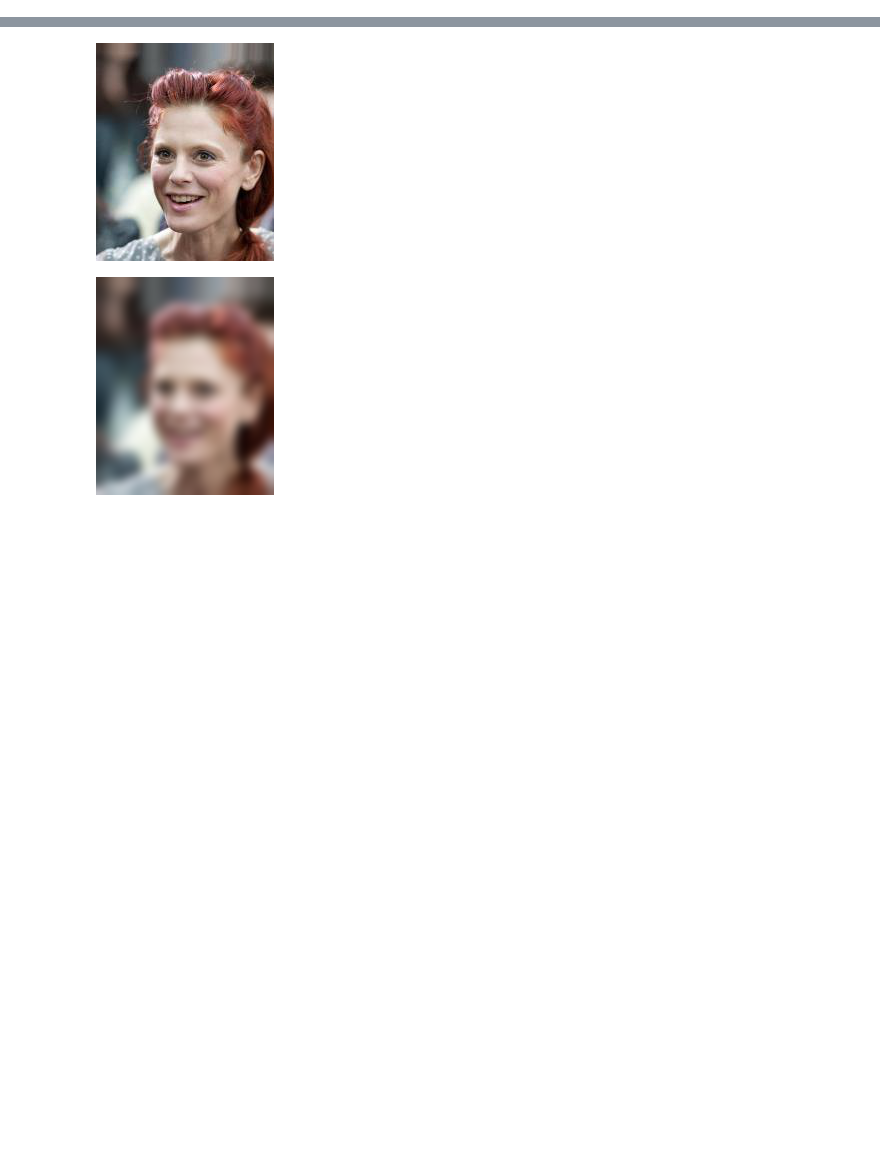
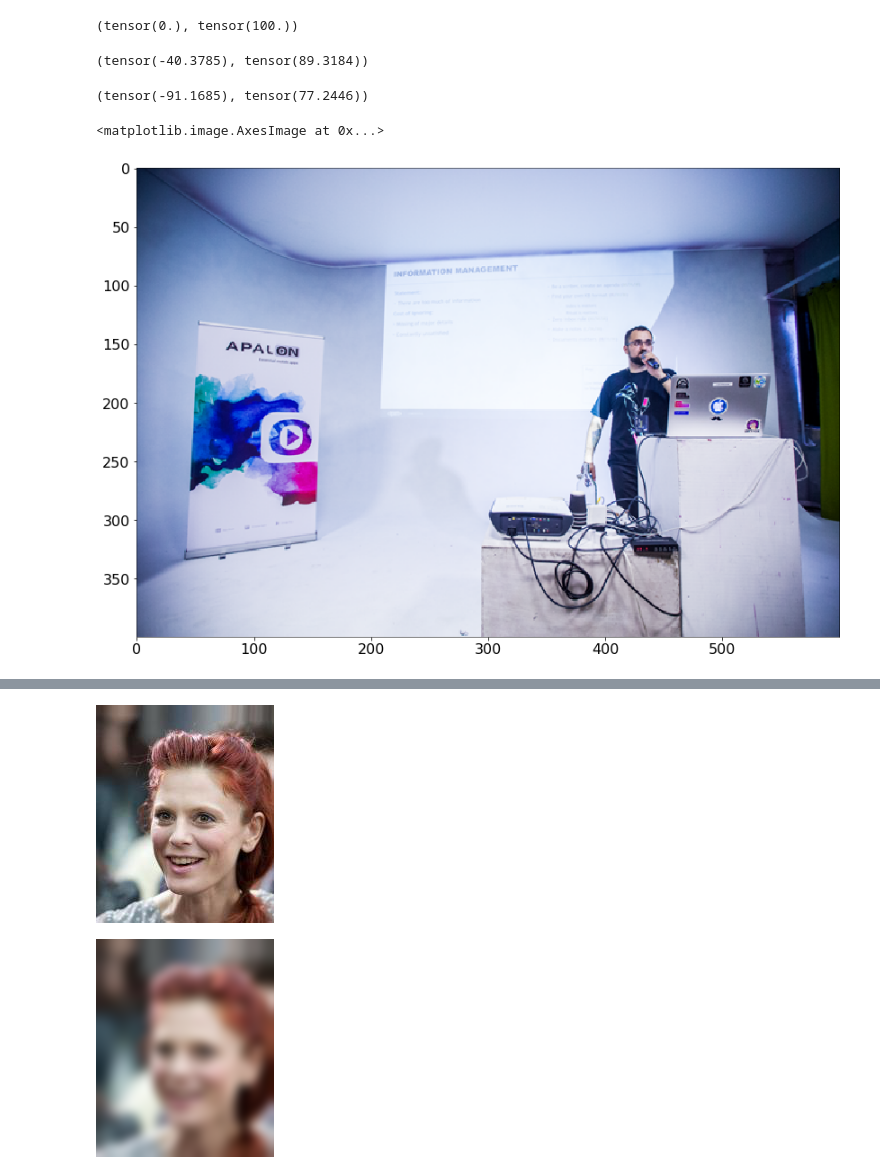
Before and after one commit to DmitryUlyanov/recognition, a Jupyter notebook: scripts/explore_augmentation.ipynb, the cells around one changed output, grey strips where cells are left out. Drawn from its saved outputs; the diff is of its cells as text; code cells hidden in the pictures; blank space fills up the shorter version.

```diff
--- a/scripts/explore_augmentation.ipynb
+++ b/scripts/explore_augmentation.ipynb
@@ -2,0 +5,8 @@ __imp
+# %%
+def get_image_cv2(path):
+    img = cv2.imread(path, -1)
+    img = img[:, :, :3]
+    img = img[:, :, ::-1]
+    return img
+# %%
+img = get_image_cv2('/sdg/rawr/synthetic/Blacks2012,Clarity2012,Contrast2012,Exposure2012,Highlights2012,Saturation,Shadows2012,Temperature,Tint,Whites2012/png/ffd8d3d0e816c00df547048d15413683_0.png')
@@ -2,0 +208,17 @@ __imp
+# %%
+q[:,0,:,:].min(), q[:,0,:,:].max()
+# %% [output]
+(tensor(0.), tensor(100.))
+# %%
+q[:,1,:,:].min(), q[:,1,:,:].max()
+# %% [output]
+(tensor(-40.3785), tensor(89.3184))
+# %%
+q[:,2,:,:].min(), q[:,2,:,:].max()
+# %% [output]
+(tensor(-91.1685), tensor(77.2446))
+# %%
+plt.imshow(img/65536)
+# %% [output]
+<matplotlib.image.AxesImage at 0x...>
+[figure, added]
```
Also changed, not shown: parts of 19 cells of this notebook, 4 other files.
